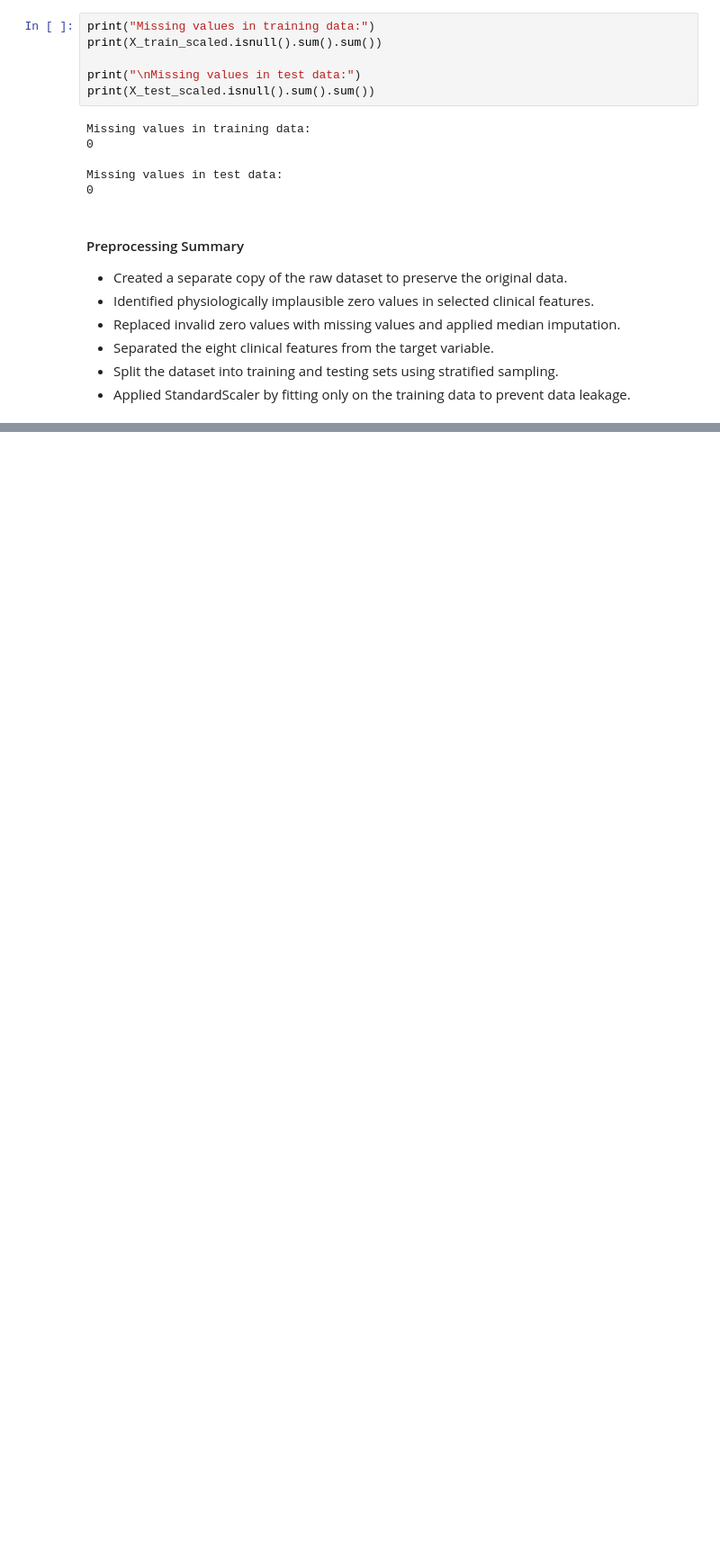
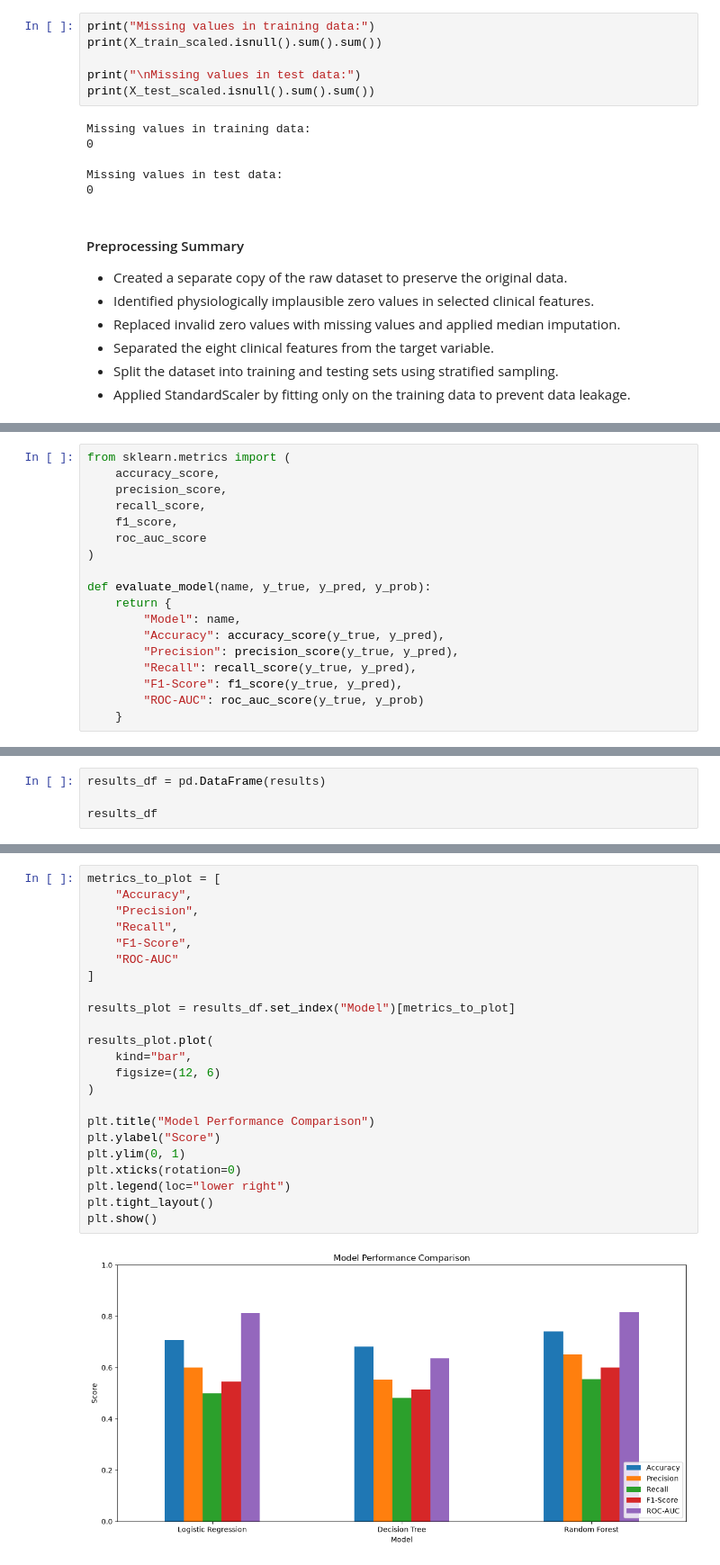
Before and after one commit to VarshaNayak18/medical-disease-prediction, a Jupyter notebook: notebooks/diabetes_prediction.ipynb, the cells around one changed output, grey strips where cells are left out. Shown at 90% size. Drawn from its saved outputs; the diff is of its cells as text; blank space fills up the shorter version.

Commit message:
feat: train baseline classification models

```diff
--- a/notebooks/diabetes_prediction.ipynb
+++ b/notebooks/diabetes_prediction.ipynb
@@ -385,0 +434,18 @@ Missing values in test data:
+# %%
+from sklearn.metrics import (
+    accuracy_score,
+    precision_score,
+    recall_score,
+    f1_score,
+    roc_auc_score
+)
+
+def evaluate_model(name, y_true, y_pred, y_prob):
+    return {
+        "Model": name,
+        "Accuracy": accuracy_score(y_true, y_pred),
+        "Precision": precision_score(y_true, y_pred),
+        "Recall": recall_score(y_true, y_pred),
+        "F1-Score": f1_score(y_true, y_pred),
+        "ROC-AUC": roc_auc_score(y_true, y_prob)
+    }
@@ -385,0 +481,4 @@ Missing values in test data:
+# %%
+results_df = pd.DataFrame(results)
+
+results_df
@@ -385,0 +500,25 @@ Missing values in test data:
+# %%
+metrics_to_plot = [
+    "Accuracy",
+    "Precision",
+    "Recall",
+    "F1-Score",
+    "ROC-AUC"
+]
+
+results_plot = results_df.set_index("Model")[metrics_to_plot]
+
+results_plot.plot(
+    kind="bar",
+    figsize=(12, 6)
+)
+
+plt.title("Model Performance Comparison")
+plt.ylabel("Score")
+plt.ylim(0, 1)
+plt.xticks(rotation=0)
+plt.legend(loc="lower right")
+plt.tight_layout()
+plt.show()
+# %% [output]
+[figure, added]
```
Also changed, not shown: parts of 12 cells of this notebook.
